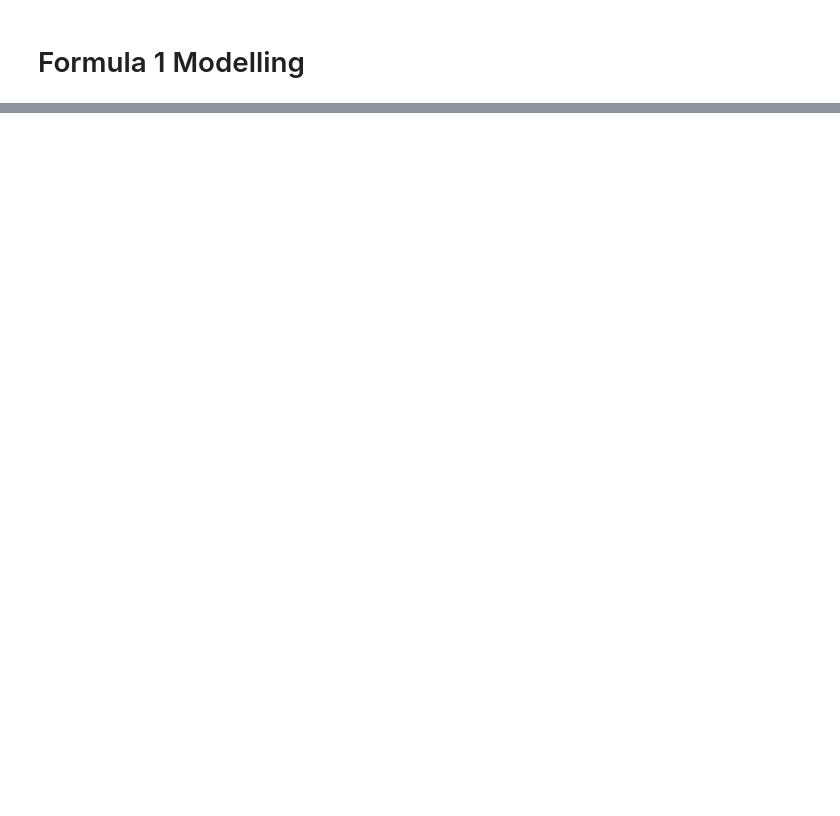
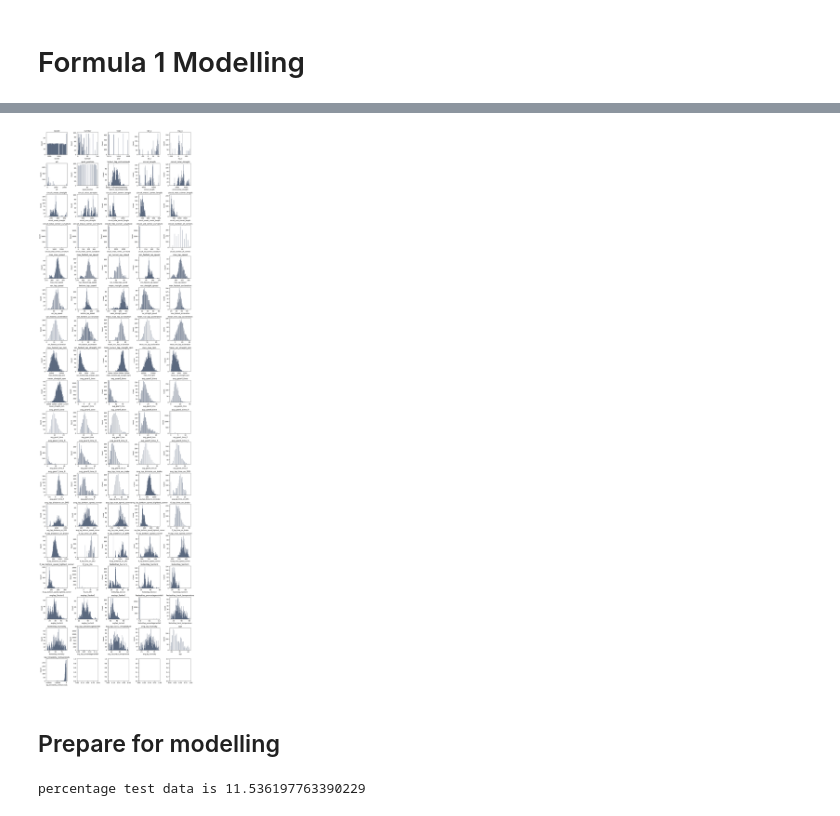
Before and after one commit to bensail-ai/Formula1_prediction, a Jupyter notebook: 6_Formula1_Modelling.ipynb, the cells around one changed output, grey strips where cells are left out. Saved outputs shown, nothing was run; the diff lists cells and outputs as text; code cells hidden in the pictures; blank space fills up the shorter version.

```diff
--- a/6_Formula1_Modelling.ipynb
+++ b/6_Formula1_Modelling.ipynb
@@ -107,0 +73,6 @@ test
+# %%
+plot_numerical_variables_hist(display_df)
+# %% [output]
+[figure, added]
+# %% [markdown]
+## Prepare for modelling
@@ -107,0 +81,4 @@ test
+# %%
+print(f'percentage test data is {(len(X_test)/len(X_train))*100}')
+# %% [output]
+percentage test data is 11.536197763390229
```
Also changed, not shown: parts of 55 cells of this notebook, 8 other files.
